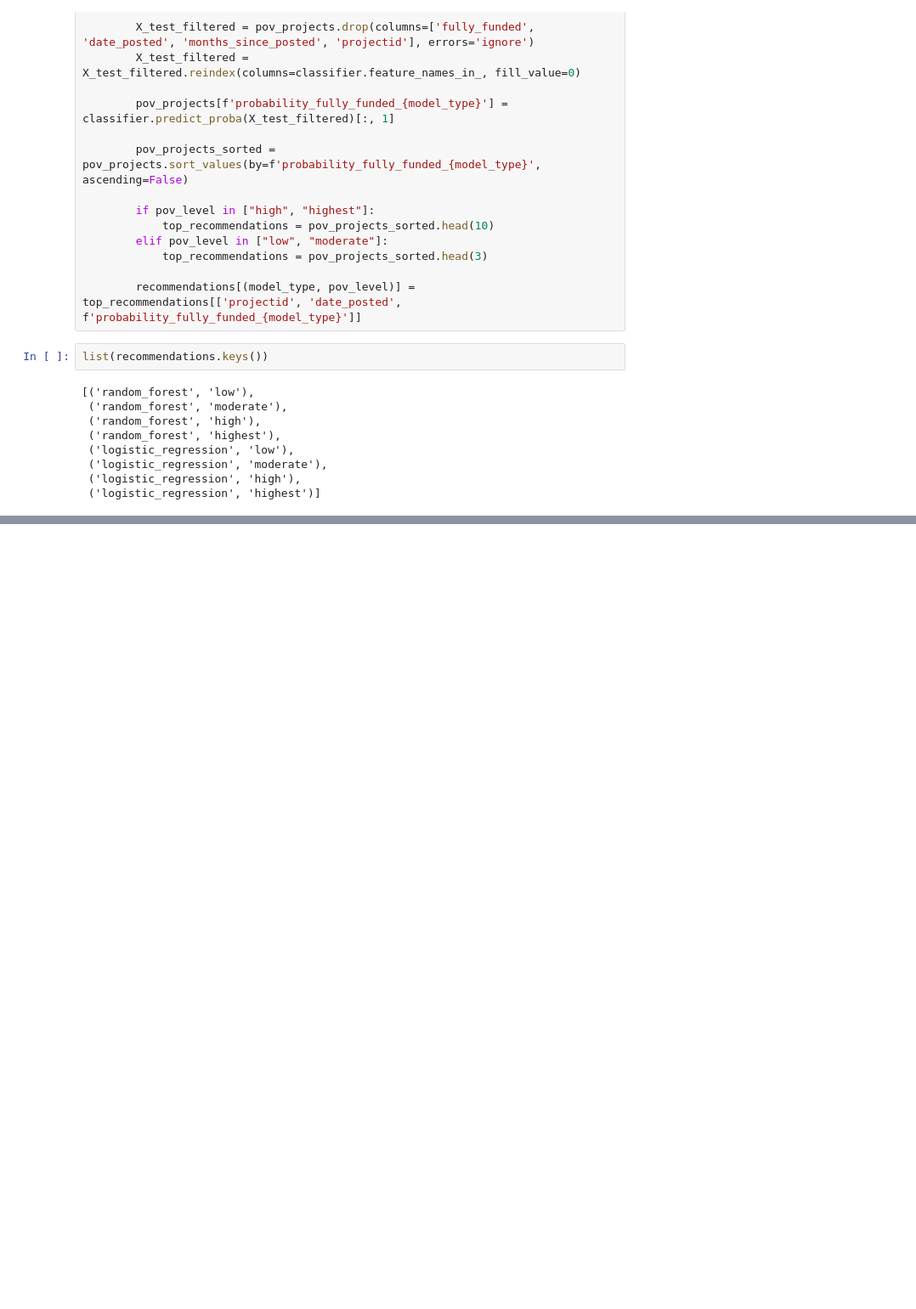
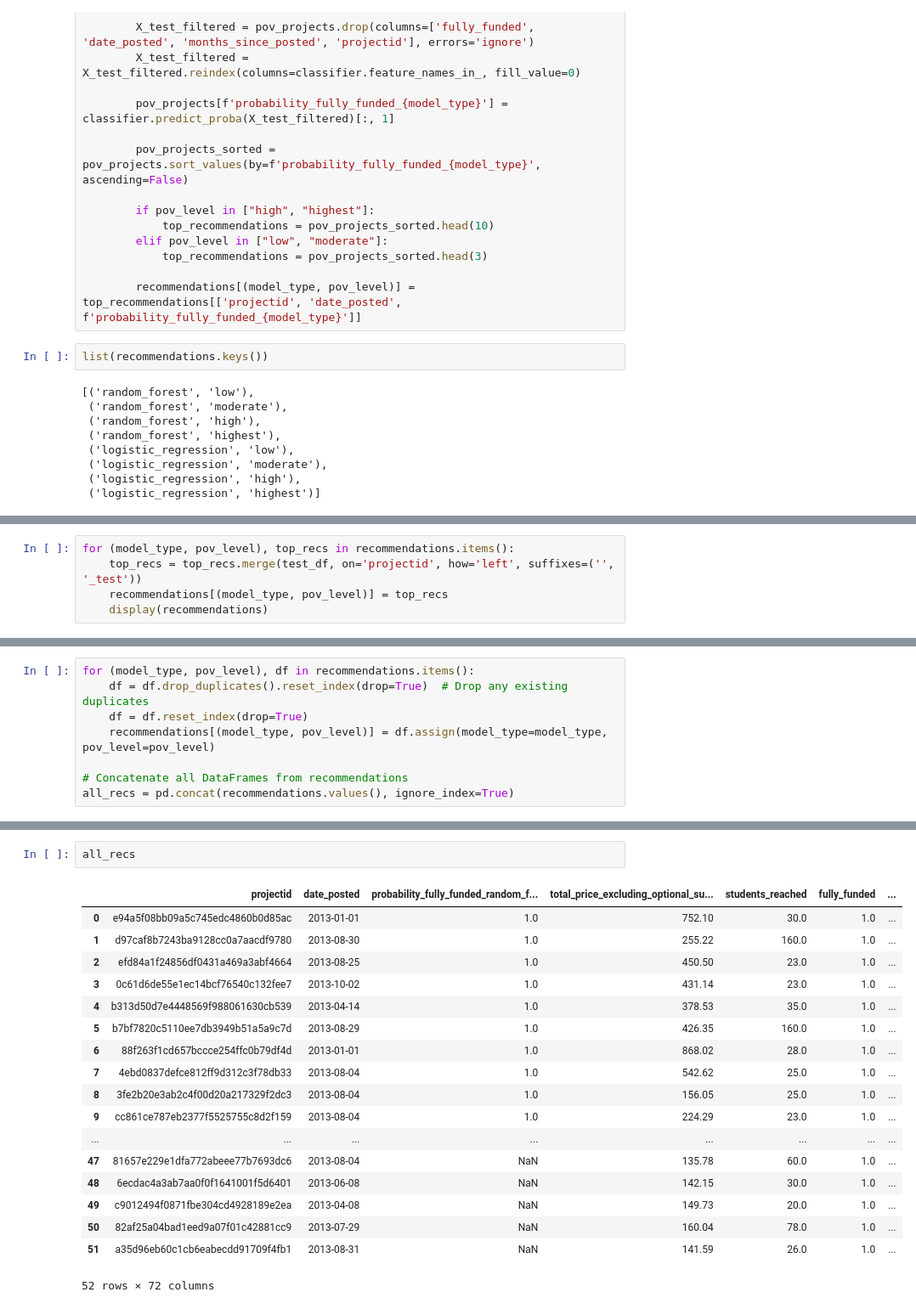
Before and after one commit to luciafang/94889-DonorsChoose, a Jupyter notebook: project/notebooks/recommendation.ipynb, the cells around one changed output, grey strips where cells are left out. Shown at 85% size. Saved outputs shown, nothing was run; the diff lists cells and outputs as text; blank space fills up the shorter version.

```diff
--- a/project/notebooks/recommendation.ipynb
+++ b/project/notebooks/recommendation.ipynb
@@ -221 +241,6 @@ See the caveats in the documentation: https://pandas.pydata.org/pandas-docs/stab
 ... (12 outputs left out)
+# %%
+for (model_type, pov_level), top_recs in recommendations.items():
+    top_recs = top_recs.merge(test_df, on='projectid', how='left', suffixes=('', '_test'))
+    recommendations[(model_type, pov_level)] = top_recs
+    display(recommendations)
@@ -221,0 +395,8 @@ See the caveats in the documentation: https://pandas.pydata.org/pandas-docs/stab
+# %%
+for (model_type, pov_level), df in recommendations.items():
+    df = df.drop_duplicates().reset_index(drop=True)  # Drop any existing duplicates
+    df = df.reset_index(drop=True)
+    recommendations[(model_type, pov_level)] = df.assign(model_type=model_type, pov_level=pov_level)
+
+# Concatenate all DataFrames from recommendations
+all_recs = pd.concat(recommendations.values(), ignore_index=True)
@@ -221,0 +423,21 @@ See the caveats in the documentation: https://pandas.pydata.org/pandas-docs/stab
+# %%
+all_recs
+# %% [output]
+|  | projectid | date_posted | probability_fully_funded_random_f... | total_price_excluding_optional_su... | students_reached | fully_funded | ... |
+| 0 | e94a5f08bb09a5c745edc4860b0d85ac | 2013-01-01 | 1.0 | 752.10 | 30.0 | 1.0 | ... |
+| 1 | d97caf8b7243ba9128cc0a7aacdf9780 | 2013-08-30 | 1.0 | 255.22 | 160.0 | 1.0 | ... |
+| 2 | efd84a1f24856df0431a469a3abf4664 | 2013-08-25 | 1.0 | 450.50 | 23.0 | 1.0 | ... |
+| 3 | 0c61d6de55e1ec14bcf76540c132fee7 | 2013-10-02 | 1.0 | 431.14 | 23.0 | 1.0 | ... |
+| 4 | b313d50d7e4448569f988061630cb539 | 2013-04-14 | 1.0 | 378.53 | 35.0 | 1.0 | ... |
+| 5 | b7bf7820c5110ee7db3949b51a5a9c7d | 2013-08-29 | 1.0 | 426.35 | 160.0 | 1.0 | ... |
+| 6 | 88f263f1cd657bccce254ffc0b79df4d | 2013-01-01 | 1.0 | 868.02 | 28.0 | 1.0 | ... |
+| 7 | 4ebd0837defce812ff9d312c3f78db33 | 2013-08-04 | 1.0 | 542.62 | 25.0 | 1.0 | ... |
+| 8 | 3fe2b20e3ab2c4f00d20a217329f2dc3 | 2013-08-04 | 1.0 | 156.05 | 25.0 | 1.0 | ... |
+| 9 | cc861ce787eb2377f5525755c8d2f159 | 2013-08-04 | 1.0 | 224.29 | 23.0 | 1.0 | ... |
+| ... | ... | ... | ... | ... | ... | ... | ... |
+| 47 | 81657e229e1dfa772abeee77b7693dc6 | 2013-08-04 | NaN | 135.78 | 60.0 | 1.0 | ... |
+| 48 | 6ecdac4a3ab7aa0f0f1641001f5d6401 | 2013-06-08 | NaN | 142.15 | 30.0 | 1.0 | ... |
+| 49 | c9012494f0871fbe304cd4928189e2ea | 2013-04-08 | NaN | 149.73 | 20.0 | 1.0 | ... |
+| 50 | 82af25a04bad1eed9a07f01c42881cc9 | 2013-07-29 | NaN | 160.04 | 78.0 | 1.0 | ... |
+| 51 | a35d96eb60c1cb6eabecdd91709f4fb1 | 2013-08-31 | NaN | 141.59 | 26.0 | 1.0 | ... |
+52 rows × 72 columns
```
Also changed, not shown: parts of 8 cells of this notebook, 1 other file.
